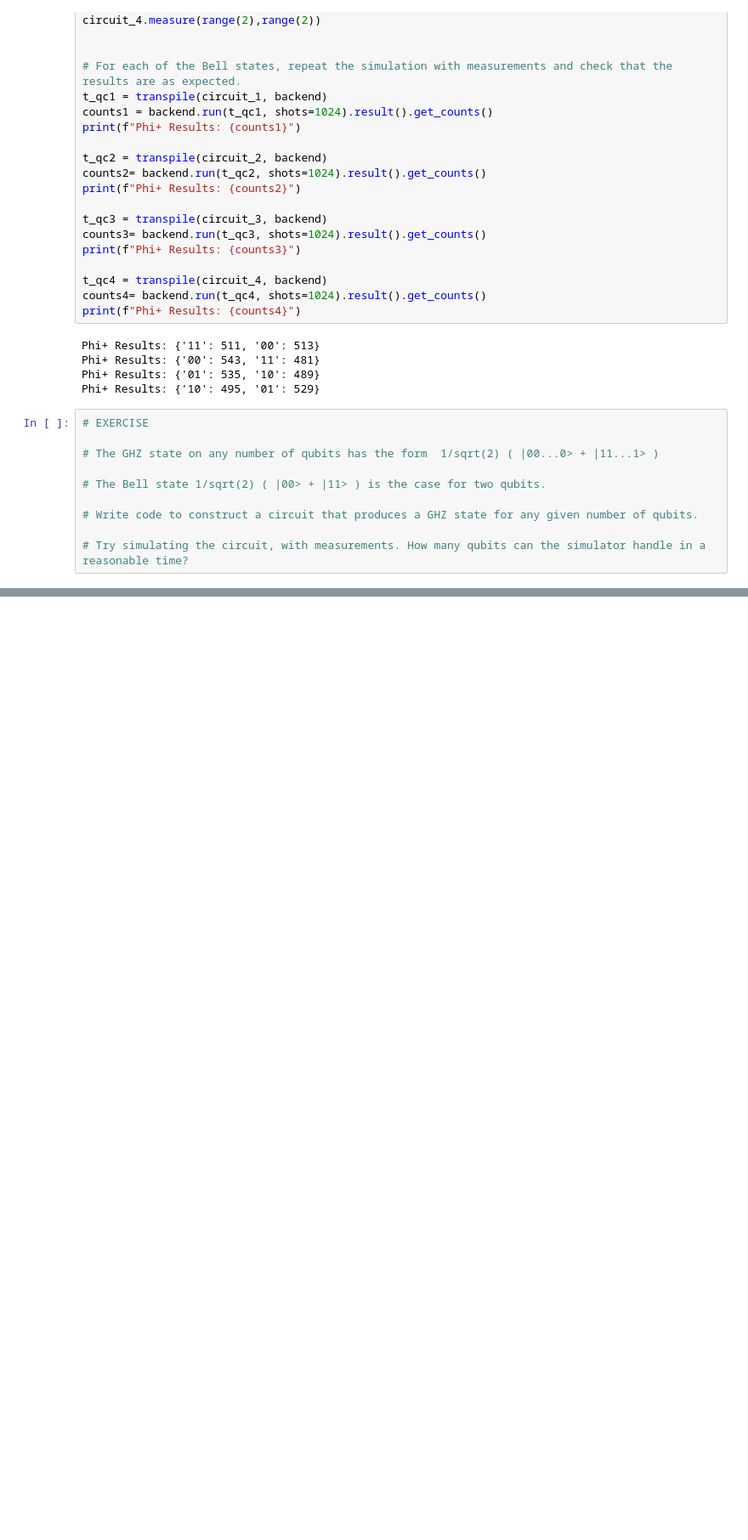
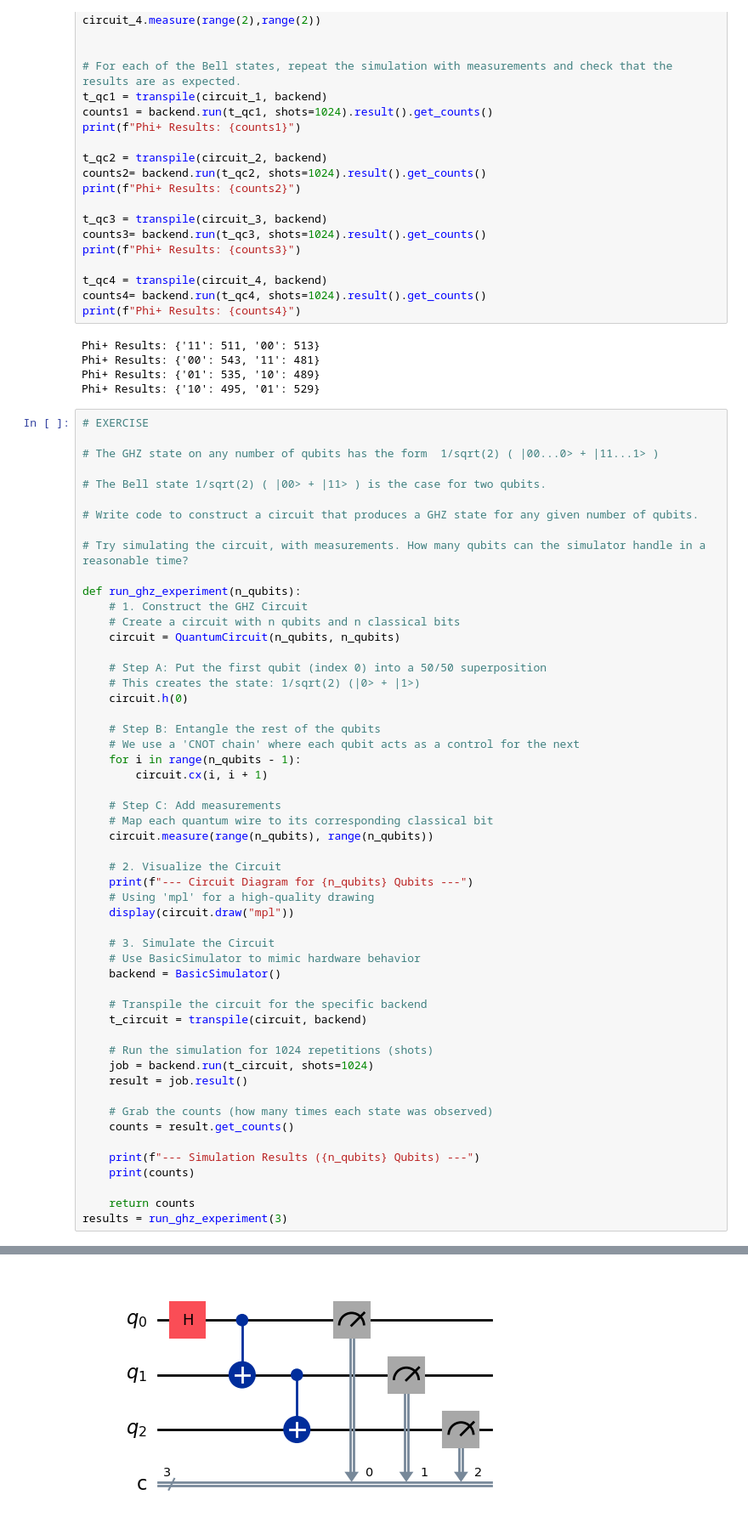
Before and after one commit to Junwei-c486/SIT-UofG-QC, a Jupyter notebook: QC-Lab1.ipynb, the cells around one changed output, grey strips where cells are left out. Shown at 85% size. Drawn from its saved outputs; the diff is of its cells as text; blank space fills up the shorter version.

```diff
--- a/QC-Lab1.ipynb
+++ b/QC-Lab1.ipynb
@@ -268,3 +268,47 @@ Phi+ Results: {'10': 495, '01': 529}
 # Write code to construct a circuit that produces a GHZ state for any given number of qubits.
 
 # Try simulating the circuit, with measurements. How many qubits can the simulator handle in a reasonable time?
+
+def run_ghz_experiment(n_qubits):
+    # 1. Construct the GHZ Circuit
+    # Create a circuit with n qubits and n classical bits
+    circuit = QuantumCircuit(n_qubits, n_qubits)
+
+    # Step A: Put the first qubit (index 0) into a 50/50 superposition
+    # This creates the state: 1/sqrt(2) (|0> + |1>)
+    circuit.h(0)
+
+    # Step B: Entangle the rest of the qubits
+    # We use a 'CNOT chain' where each qubit acts as a control for the next
+    for i in range(n_qubits - 1):
+        circuit.cx(i, i + 1)
+
+    # Step C: Add measurements
+    # Map each quantum wire to its corresponding classical bit
+    circuit.measure(range(n_qubits), range(n_qubits))
+
+    # 2. Visualize the Circuit
+    print(f"--- Circuit Diagram for {n_qubits} Qubits ---")
+    # Using 'mpl' for a high-quality drawing
+    display(circuit.draw("mpl"))
+
+    # 3. Simulate the Circuit
+    # Use BasicSimulator to mimic hardware behavior
+    backend = BasicSimulator()
+
+    # Transpile the circuit for the specific backend
+    t_circuit = transpile(circuit, backend)
+
+    # Run the simulation for 1024 repetitions (shots)
+    job = backend.run(t_circuit, shots=1024)
+    result = job.result()
+
+    # Grab the counts (how many times each state was observed)
+    counts = result.get_counts()
+
+    print(f"--- Simulation Results ({n_qubits} Qubits) ---")
+    print(counts)
+
+    return counts
+results = run_ghz_experiment(3)
+# %% [output]
@@ -270,0 +316 @@ Phi+ Results: {'10': 495, '01': 529}
+[figure, added]
```
Also changed, not shown: parts of 1 cell of this notebook.
